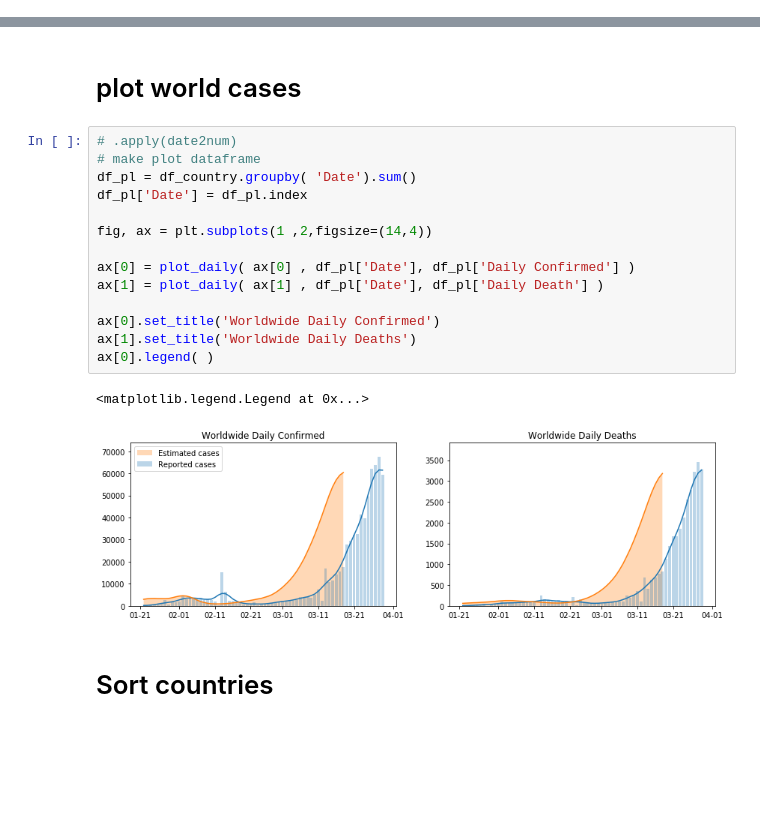
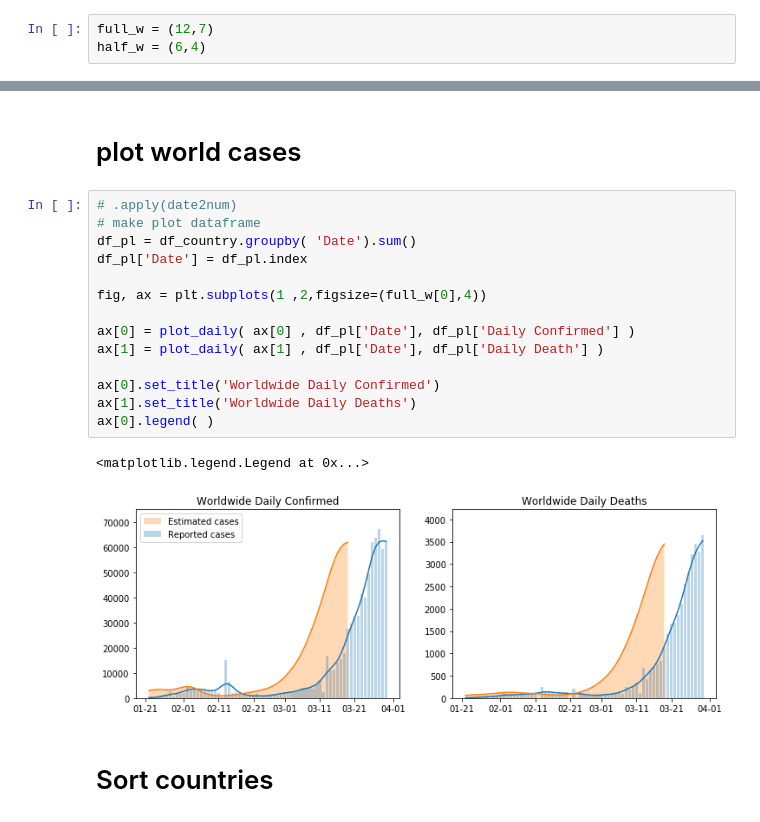
Before and after one commit to tlmohren/Covid19_analysis, a Jupyter notebook: JHUdata_country_daily.ipynb, the cells around one changed output, grey strips where cells are left out. Saved outputs shown, nothing was run; the diff lists cells and outputs as text; blank space fills up the shorter version.

Commit message:
figure dimension standardized

```diff
--- a/JHUdata_country_daily.ipynb
+++ b/JHUdata_country_daily.ipynb
@@ -14,3 +16,6 @@ import JHUprocessing as jp
+# %%
+full_w = (12,7)
+half_w = (6,4)
 # %% [markdown]
 # function to merge csv's
 # %%
@@ -141,20 +146,20 @@ def plot_daily( ax_p, date_col, data_series, measures = pd.DataFrame()):
 # %%
 # .apply(date2num)
 # make plot dataframe
 df_pl = df_country.groupby( 'Date').sum()
 df_pl['Date'] = df_pl.index
 
-fig, ax = plt.subplots(1 ,2,figsize=(14,4))
+fig, ax = plt.subplots(1 ,2,figsize=(full_w[0],4))
 
 ax[0] = plot_daily( ax[0] , df_pl['Date'], df_pl['Daily Confirmed'] )
 ax[1] = plot_daily( ax[1] , df_pl['Date'], df_pl['Daily Death'] )
 
 ax[0].set_title('Worldwide Daily Confirmed')
 ax[1].set_title('Worldwide Daily Deaths')
 ax[0].legend( )
 # %% [output]
 <matplotlib.legend.Legend at 0x...>
-[figure, old version]
+[figure, new version]
 # %% [markdown]
 # Sort countries
 # %%
```
Also changed, not shown: parts of 3 cells of this notebook, 19 other files.
